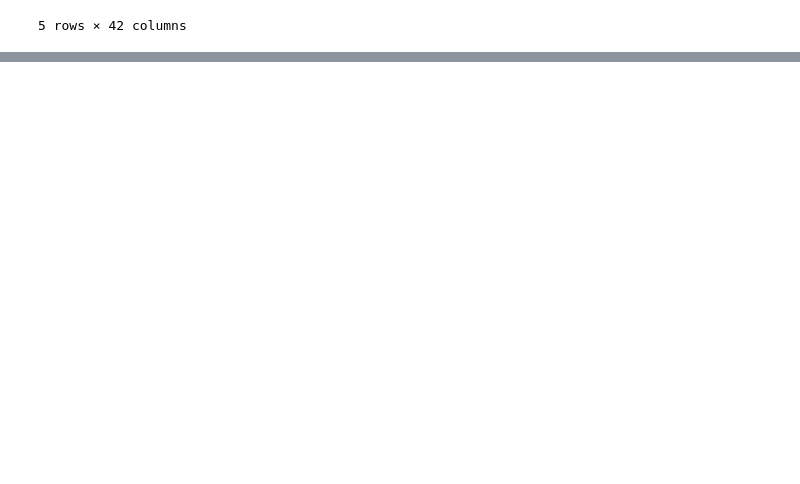
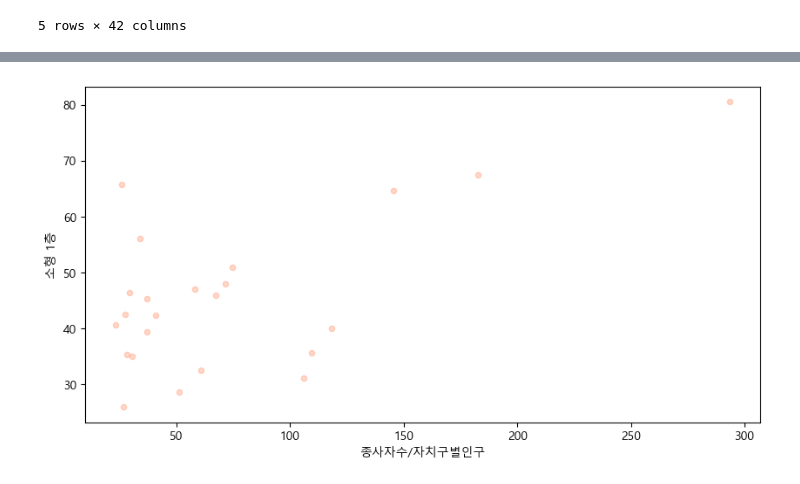
Before and after one commit to sangilhwang/downtown_walk, a Jupyter notebook: 자치구별 사업체 수 및 직장인 수.ipynb, the cells around one changed output, grey strips where cells are left out. Drawn from its saved outputs; the diff is of its cells as text; code cells hidden in the pictures; blank space fills up the shorter version.

```diff
--- a/자치구별 사업체 수 및 직장인 수.ipynb
+++ b/자치구별 사업체 수 및 직장인 수.ipynb
@@ -114,0 +306,3 @@ emp_df.head()
+# %%
+join_data = rent_data_df.join(region_people, on = "자치구")
+join_data
@@ -114,0 +330,3 @@ emp_df.head()
+# %%
+sample = join_data[["중대형 1층", "소형 1층", "종사자밀도(A)", "종사자수/자치구별인구"]]
+sample
@@ -114,0 +371,2 @@ emp_df.head()
+# %%
+plt_sample = sample.groupby("자치구").mean()
@@ -114,0 +396,3 @@ emp_df.head()
+# %%
+plt_3 = plt_sample.sort_values("종사자수/자치구별인구")
+plt_3
@@ -114,0 +429,6 @@ emp_df.head()
+# %%
+plt_3.plot(kind = "scatter", x = "종사자수/자치구별인구", y = "소형 1층", c = "coral", figsize = (10, 5), alpha = 0.3)
+
+plt.show()
+# %% [output]
+[figure, added]
```
Also changed, not shown: parts of 36 cells of this notebook.
